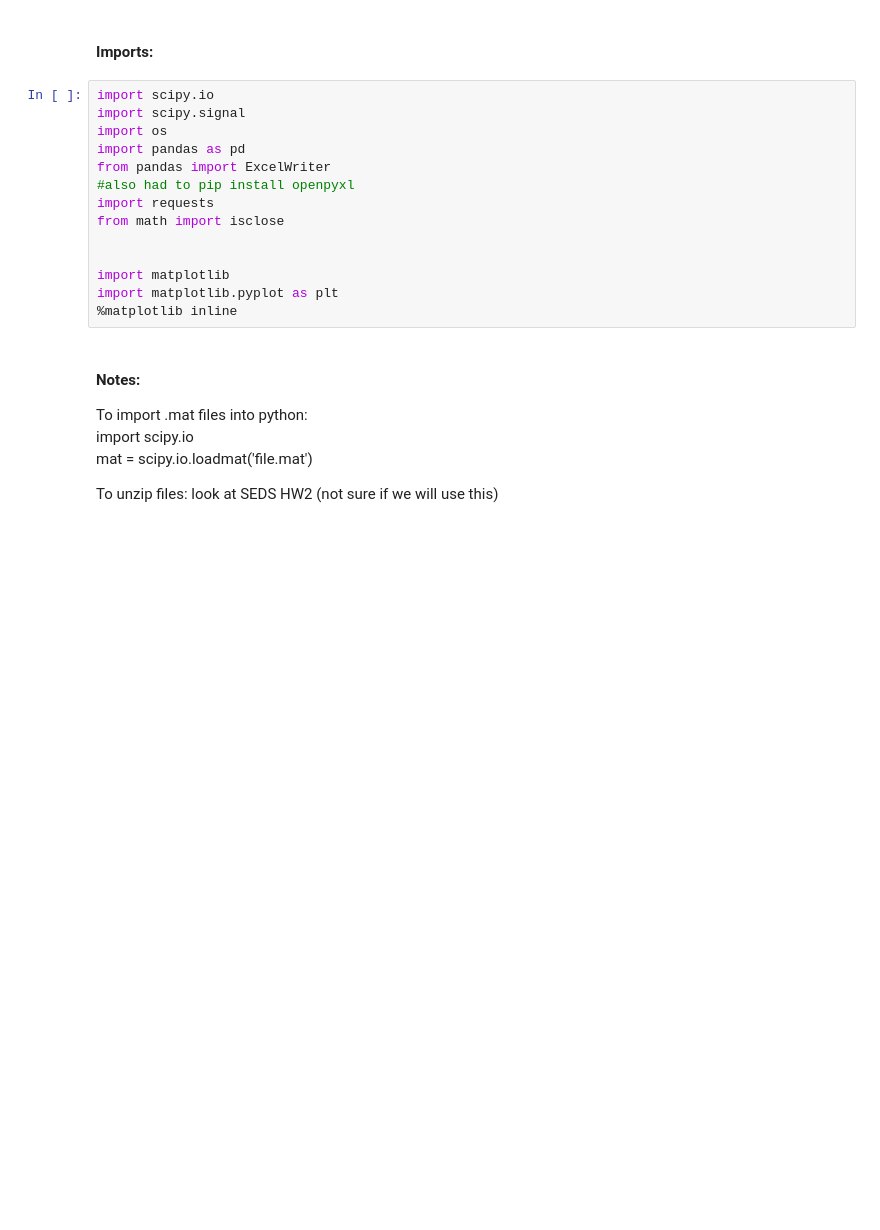
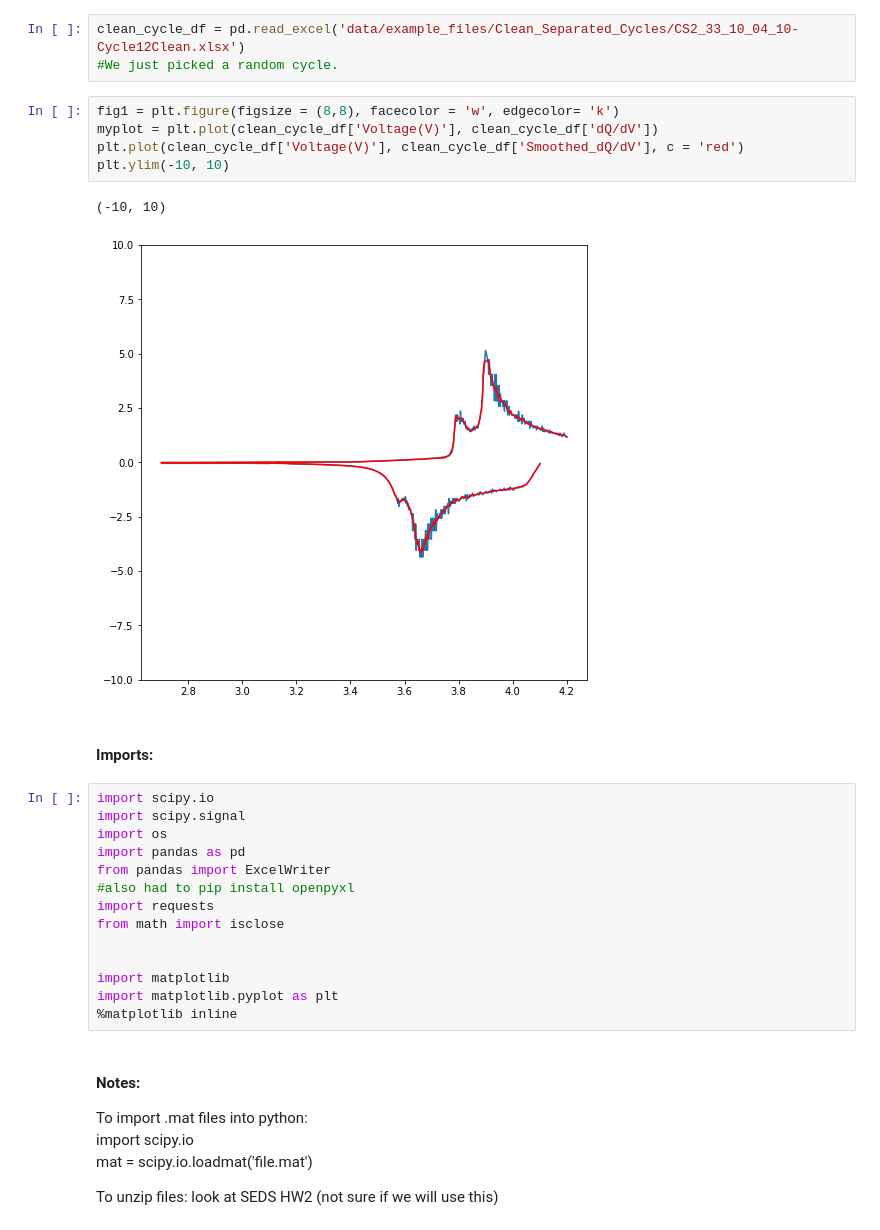
Before and after one commit to nicolet5/DiffCapAnalyzer, a Jupyter notebook: examples/CleanData.ipynb, the cells around one changed output. Drawn from its saved outputs; the diff is of its cells as text; blank space fills up the shorter version.

```diff
--- a/examples/CleanData.ipynb
+++ b/examples/CleanData.ipynb
@@ -10,3 +68,14 @@ All CS2 cells underwent the same charging profile which was a standard constant
+# %%
+clean_cycle_df = pd.read_excel('data/example_files/Clean_Separated_Cycles/CS2_33_10_04_10-Cycle12Clean.xlsx')
+#We just picked a random cycle.
+# %%
+fig1 = plt.figure(figsize = (8,8), facecolor = 'w', edgecolor= 'k')
+myplot = plt.plot(clean_cycle_df['Voltage(V)'], clean_cycle_df['dQ/dV'])
+plt.plot(clean_cycle_df['Voltage(V)'], clean_cycle_df['Smoothed_dQ/dV'], c = 'red')
+plt.ylim(-10, 10)
+# %% [output]
+(-10, 10)
+[figure, added]
 # %% [markdown]
 #### Imports:
 # %%
```
Also changed, not shown: parts of 21 cells of this notebook, 3 other files.
